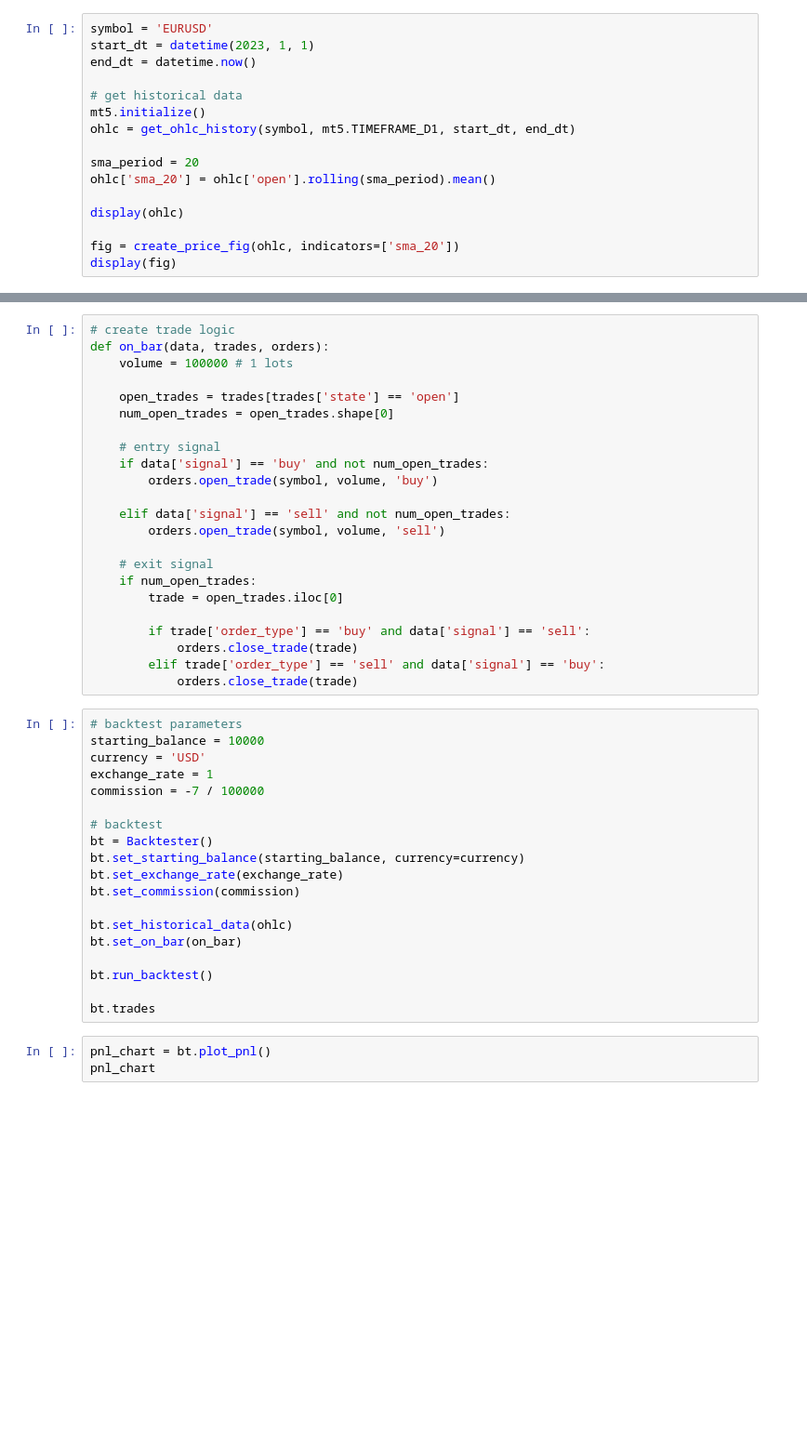
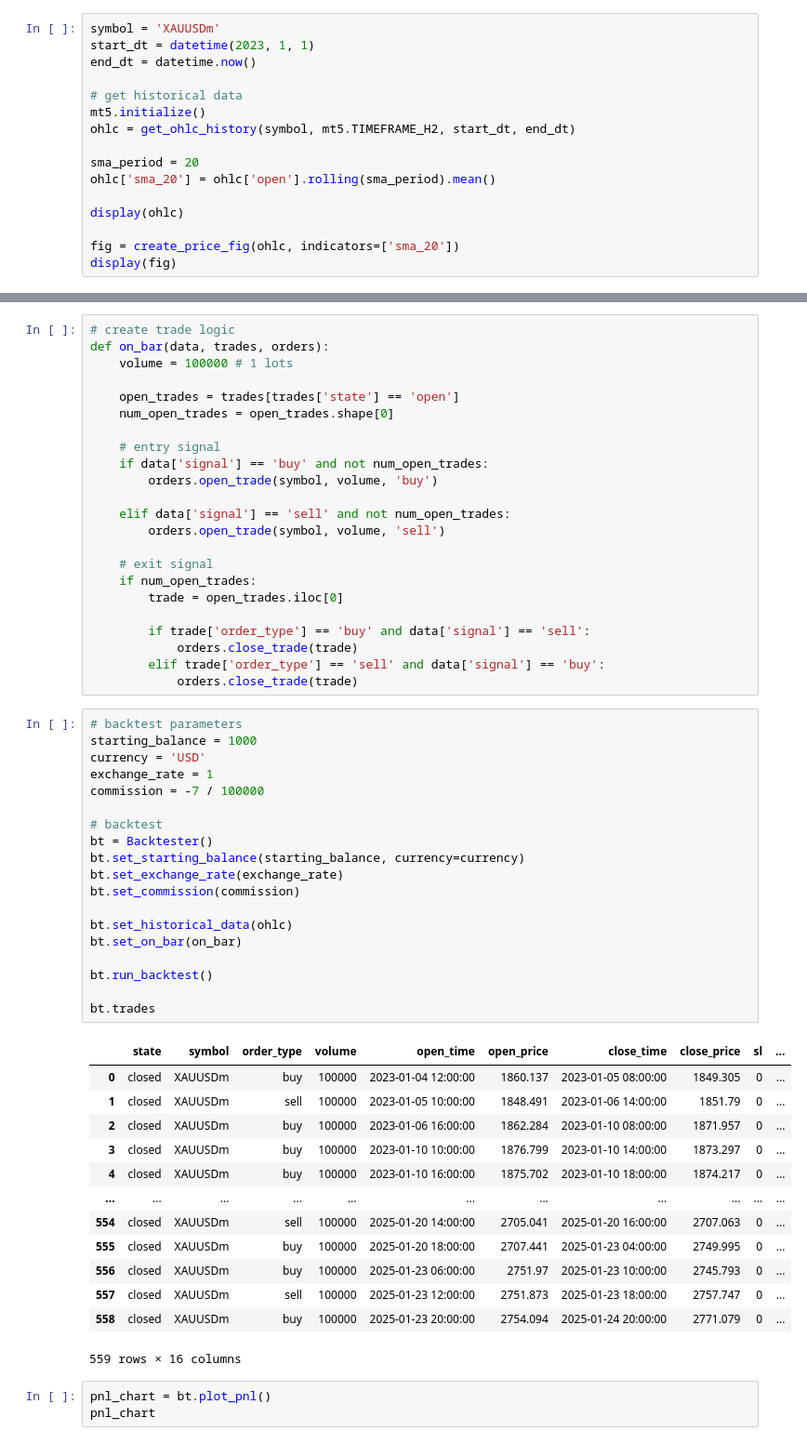
Before and after one commit to dernestbank/algobot, a Jupyter notebook: ATJ/streams/3_sma_backtesting.ipynb, the cells around one changed output, grey strips where cells are left out. Shown at 93% size. Saved outputs shown, nothing was run; the diff lists cells and outputs as text; blank space fills up the shorter version.

```diff
--- a/ATJ/streams/3_sma_backtesting.ipynb
+++ b/ATJ/streams/3_sma_backtesting.ipynb
@@ -7,11 +15,11 @@ from projects.atj_trading_legacy.backtester import Backtester, get_ohlc_history,
 # %%
-symbol = 'EURUSD'
+symbol = 'XAUUSDm'
 start_dt = datetime(2023, 1, 1)
 end_dt = datetime.now()
 
 # get historical data
 mt5.initialize()
-ohlc = get_ohlc_history(symbol, mt5.TIMEFRAME_D1, start_dt, end_dt)
+ohlc = get_ohlc_history(symbol, mt5.TIMEFRAME_H2, start_dt, end_dt)
 
 sma_period = 20
 ohlc['sma_20'] = ohlc['open'].rolling(sma_period).mean()
@@ -56,23 +97,37 @@ def on_bar(data, trades, orders):
             orders.close_trade(trade)
 # %%
 # backtest parameters
-starting_balance = 10000
+starting_balance = 1000
 currency = 'USD'
 exchange_rate = 1
 commission = -7 / 100000
 
 # backtest
 bt = Backtester()
 bt.set_starting_balance(starting_balance, currency=currency)
 bt.set_exchange_rate(exchange_rate)
 bt.set_commission(commission)
 
 bt.set_historical_data(ohlc)
 bt.set_on_bar(on_bar)
 
 bt.run_backtest()
 
 bt.trades
+# %% [output]
+|  | state | symbol | order_type | volume | open_time | open_price | close_time | close_price | sl | ... |
+| 0 | closed | XAUUSDm | buy | 100000 | 2023-01-04 12:00:00 | 1860.137 | 2023-01-05 08:00:00 | 1849.305 | 0 | ... |
+| 1 | closed | XAUUSDm | sell | 100000 | 2023-01-05 10:00:00 | 1848.491 | 2023-01-06 14:00:00 | 1851.79 | 0 | ... |
+| 2 | closed | XAUUSDm | buy | 100000 | 2023-01-06 16:00:00 | 1862.284 | 2023-01-10 08:00:00 | 1871.957 | 0 | ... |
+| 3 | closed | XAUUSDm | buy | 100000 | 2023-01-10 10:00:00 | 1876.799 | 2023-01-10 14:00:00 | 1873.297 | 0 | ... |
+| 4 | closed | XAUUSDm | buy | 100000 | 2023-01-10 16:00:00 | 1875.702 | 2023-01-10 18:00:00 | 1874.217 | 0 | ... |
+| ... | ... | ... | ... | ... | ... | ... | ... | ... | ... | ... |
+| 554 | closed | XAUUSDm | sell | 100000 | 2025-01-20 14:00:00 | 2705.041 | 2025-01-20 16:00:00 | 2707.063 | 0 | ... |
+| 555 | closed | XAUUSDm | buy | 100000 | 2025-01-20 18:00:00 | 2707.441 | 2025-01-23 04:00:00 | 2749.995 | 0 | ... |
+| 556 | closed | XAUUSDm | buy | 100000 | 2025-01-23 06:00:00 | 2751.97 | 2025-01-23 10:00:00 | 2745.793 | 0 | ... |
+| 557 | closed | XAUUSDm | sell | 100000 | 2025-01-23 12:00:00 | 2751.873 | 2025-01-23 18:00:00 | 2757.747 | 0 | ... |
+| 558 | closed | XAUUSDm | buy | 100000 | 2025-01-23 20:00:00 | 2754.094 | 2025-01-24 20:00:00 | 2771.079 | 0 | ... |
+559 rows × 16 columns
 # %%
 pnl_chart = bt.plot_pnl()
 pnl_chart
```
Also changed, not shown: parts of 4 cells of this notebook, 5 other files.
